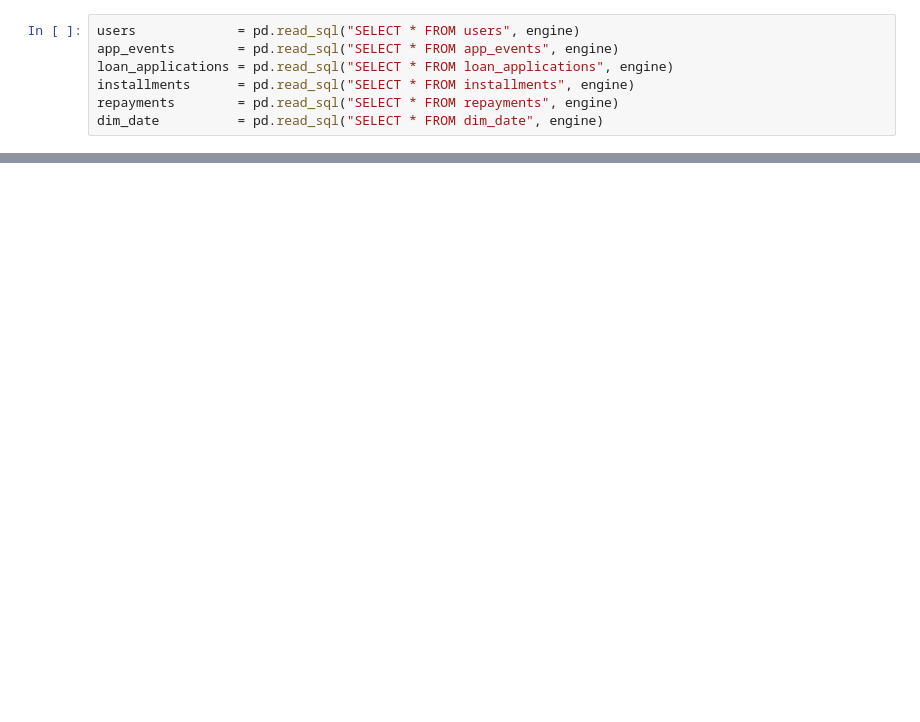
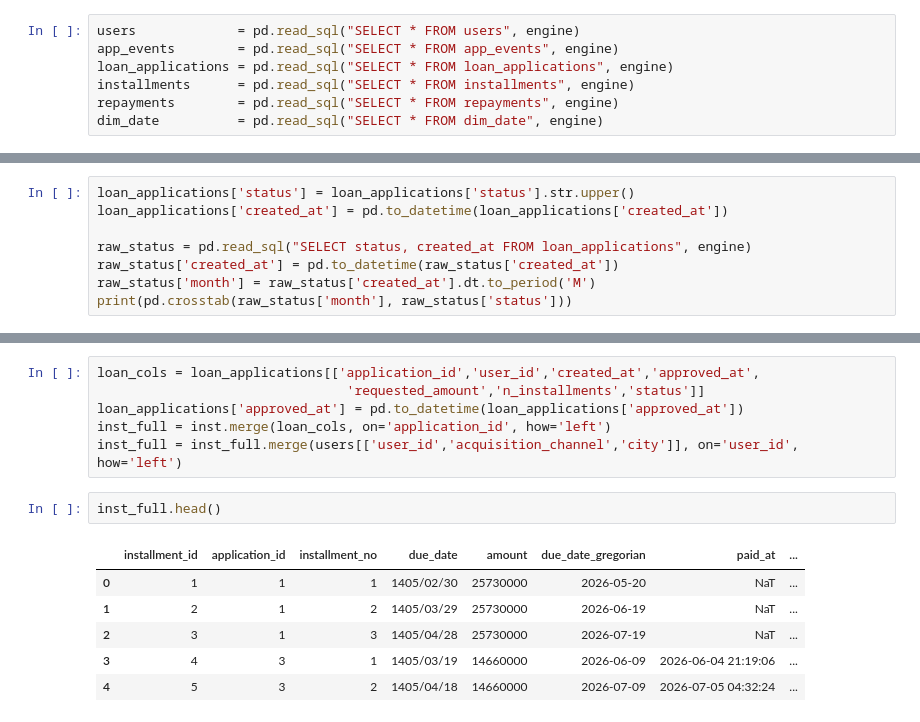
Before and after one commit to pxsa/digi-shahr-customer-behavior, a Jupyter notebook: analysis/investigation.ipynb, the cells around one changed output, grey strips where cells are left out. Saved outputs shown, nothing was run; the diff lists cells and outputs as text; blank space fills up the shorter version.

```diff
--- a/analysis/investigation.ipynb
+++ b/analysis/investigation.ipynb
@@ -344,0 +33,8 @@ print("\n✅ محاسبات کامل شد!")
+# %%
+loan_applications['status'] = loan_applications['status'].str.upper()
+loan_applications['created_at'] = pd.to_datetime(loan_applications['created_at'])
+
+raw_status = pd.read_sql("SELECT status, created_at FROM loan_applications", engine)
+raw_status['created_at'] = pd.to_datetime(raw_status['created_at'])
+raw_status['month'] = raw_status['created_at'].dt.to_period('M')
+print(pd.crosstab(raw_status['month'], raw_status['status']))
@@ -344,0 +228,15 @@ print("\n✅ محاسبات کامل شد!")
+# %%
+loan_cols = loan_applications[['application_id','user_id','created_at','approved_at',
+                                'requested_amount','n_installments','status']]
+loan_applications['approved_at'] = pd.to_datetime(loan_applications['approved_at'])
+inst_full = inst.merge(loan_cols, on='application_id', how='left')
+inst_full = inst_full.merge(users[['user_id','acquisition_channel','city']], on='user_id', how='left')
+# %%
+inst_full.head()
+# %% [output]
+|  | installment_id | application_id | installment_no | due_date | amount | due_date_gregorian | paid_at | ... |
+| 0 | 1 | 1 | 1 | 1405/02/30 | 25730000 | 2026-05-20 | NaT | ... |
+| 1 | 2 | 1 | 2 | 1405/03/29 | 25730000 | 2026-06-19 | NaT | ... |
+| 2 | 3 | 1 | 3 | 1405/04/28 | 25730000 | 2026-07-19 | NaT | ... |
+| 3 | 4 | 3 | 1 | 1405/03/19 | 14660000 | 2026-06-09 | 2026-06-04 21:19:06 | ... |
+| 4 | 5 | 3 | 2 | 1405/04/18 | 14660000 | 2026-07-09 | 2026-07-05 04:32:24 | ... |
```
Also changed, not shown: parts of 57 cells of this notebook.
